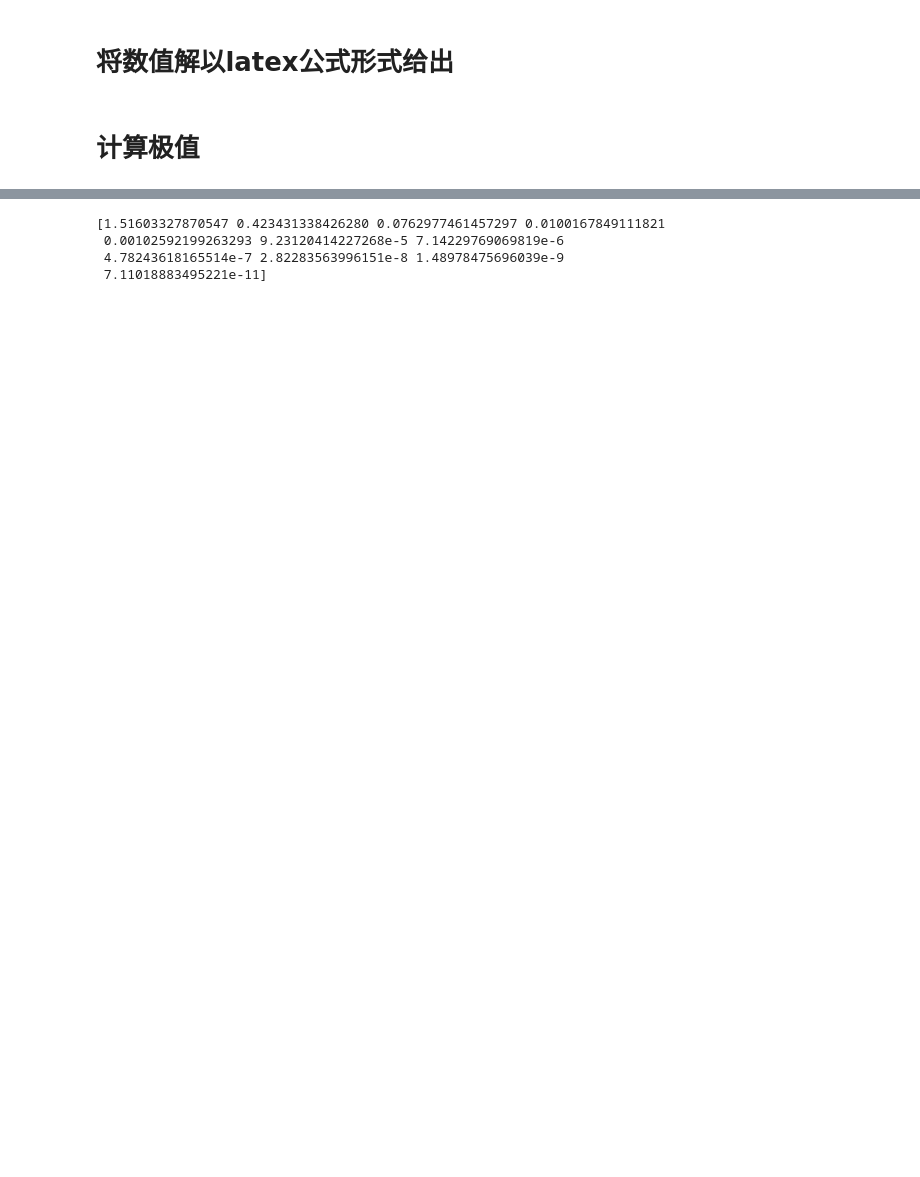
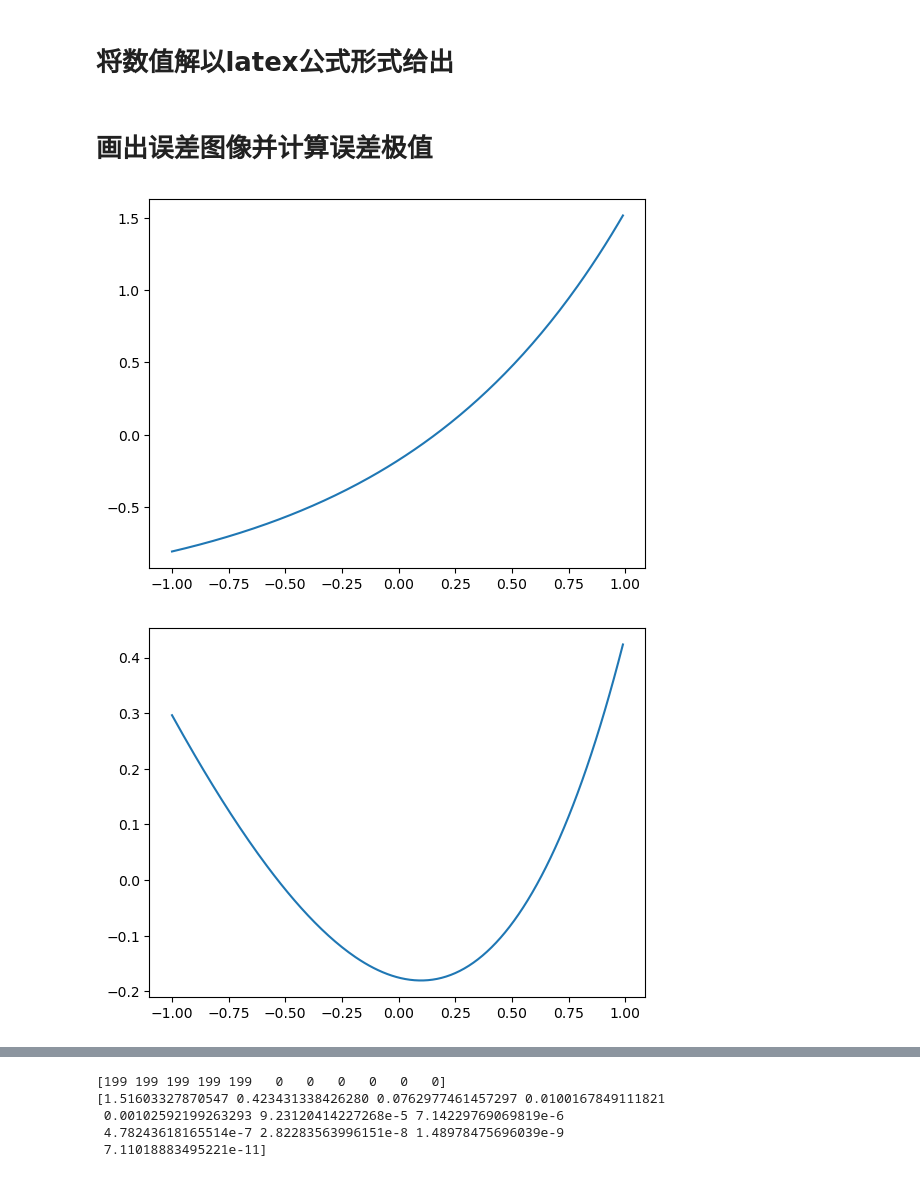
Before and after one commit to Suffoc/SquareApproximation, a Jupyter notebook: SquareApproximation.ipynb, the cells around one changed output, grey strips where cells are left out. Drawn from its saved outputs; the diff is of its cells as text; code cells hidden in the pictures; blank space fills up the shorter version.

```diff
--- a/SquareApproximation.ipynb
+++ b/SquareApproximation.ipynb
@@ -44,10 +44,10 @@ print(norm)
 # %% [markdown]
 # 计算f在以勒让德多项式为基的空间中的分量
 # %%
-coef = []
+coef_poly = []
 for i in range(11):
-    coef.append(sympy.integrate(f * Lgd[i], (x, -1, 1))/ norm[i])
-print(coef)
+    coef_poly.append(sympy.integrate(f * Lgd[i], (x, -1, 1))/ norm[i])
+print(coef_poly)
 # %% [output]
 [-exp(-1)/2 + E/2, 3*exp(-1), -35*exp(-1)/2 + 5*E/2, -35*E/2 + 259*exp(-1)/2, -1197*exp(-1) + 162*E, -3619*E/2 + 26741*exp(-1)/2, -351091*exp(-1)/2 + 47515*E/2, -358830*E + 2651415*exp(-1), -90607229* ...
 # %% [markdown]
@@ -58,7 +58,7 @@ epsilon = []
 for i in range(11):
     tmp_p = 0
     for j in range(i + 1):
-        tmp_p += coef[j] * Lgd[j]
+        tmp_p += coef_poly[j] * Lgd[j]
     P.append(sympy.simplify(tmp_p))
     epsilon.append(sympy.simplify(f - P[i]))
 for i in range(11):
@@ -125,9 +128,16 @@ with open('latex_formula.csv', 'w') as f:
     write = csv.writer(f)
     write.writerows(latex_formula)
 # %% [markdown]
-# 计算极值
+# 画出误差图像并计算误差极值
 # %%
+for err in error:
+    plt.plot(x_range, err)
+    plt.show()
 abs_error = np.abs(error)
+extreme_point = np.argmax(abs_error, axis = 1)
+print(extreme_point)
 max_error = np.max(abs_error, axis=1)
 print(max_error)
 # %% [output]
+[figure, added]
+[figure, added]
@@ -134,3 +153,4 @@ print(max_error)
+[199 199 199 199 199   0   0   0   0   0   0]
 [1.51603327870547 0.423431338426280 0.0762977461457297 0.0100167849111821
  0.00102592199263293 9.23120414227268e-5 7.14229769069819e-6
  4.78243618165514e-7 2.82283563996151e-8 1.48978475696039e-9
```
Also changed, not shown: parts of 9 cells of this notebook, 3 other files.
